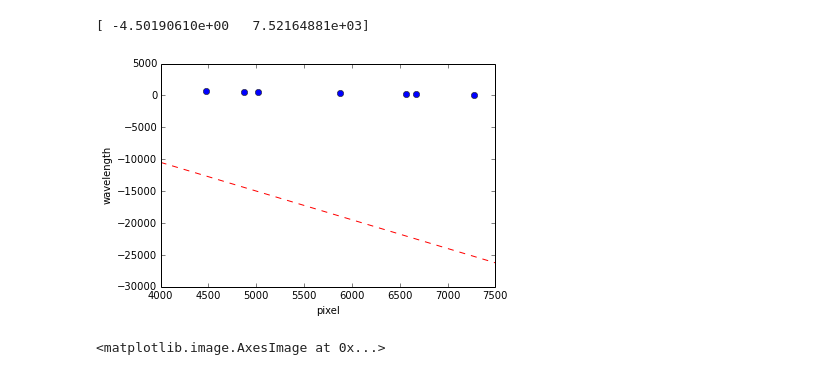
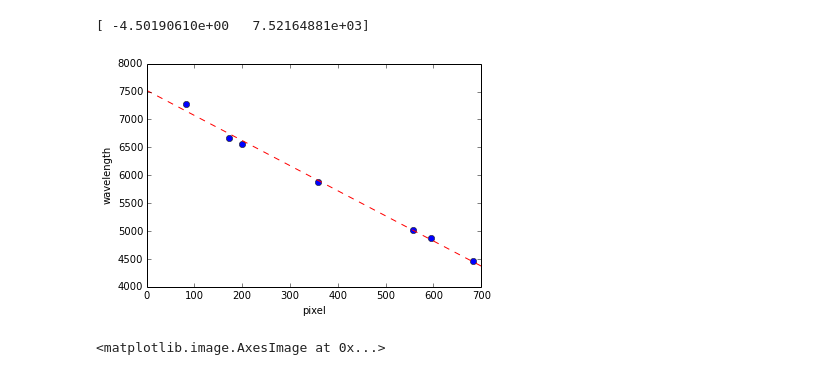
Before and after one commit to rfinn/obsastro, a Jupyter notebook: spectroscopy/specSpring2016/SpecReductionS16.ipynb, the cells around one changed output. Drawn from its saved outputs; the diff is of its cells as text; code cells hidden in the pictures.

```diff
--- a/spectroscopy/specSpring2016/SpecReductionS16.ipynb
+++ b/spectroscopy/specSpring2016/SpecReductionS16.ipynb
@@ -16,36 +16,36 @@ def get1dspec(data,ymin,ymax):
 
 
 wavelengths=np.array([6563., #Halpha
                       4868., #Hbeta
                       #7780., #Helium
                       7280.,
                       6675., #Helium
                       5874., #Helium
                       5014., #Helium
                       4470., #Helium
                       ],'f')
 
 pixelvalues=np.array([199., #Halpha
                       594., #Hbeta
                       #32., #Helium
                       82., #Helium
                       172., #Helium
                       358., #Helium
                       558.,  #Helium
                       682.],'f')
 
 # create mapping between wavelength and emission lines
 plt.figure()
-plt.plot(wavelengths,pixelvalues,'bo')
+plt.plot(pixelvalues,wavelengths,'bo')
 plt.ylabel('wavelength')
 plt.xlabel('pixel')
 c1=np.polyfit(pixelvalues,wavelengths,1)
-xfit=np.linspace(4000,7500,100)
+xfit=np.linspace(0,700,100)
 plt.plot(xfit,np.polyval(c1,xfit),'r--')
 print c1
 # %% [output]
 [ -4.50190610e+00   7.52164881e+03]
-[figure, old version]
+[figure, new version]
 # %%
 # sky5.fits
 # Sunspectra3.fits
```
